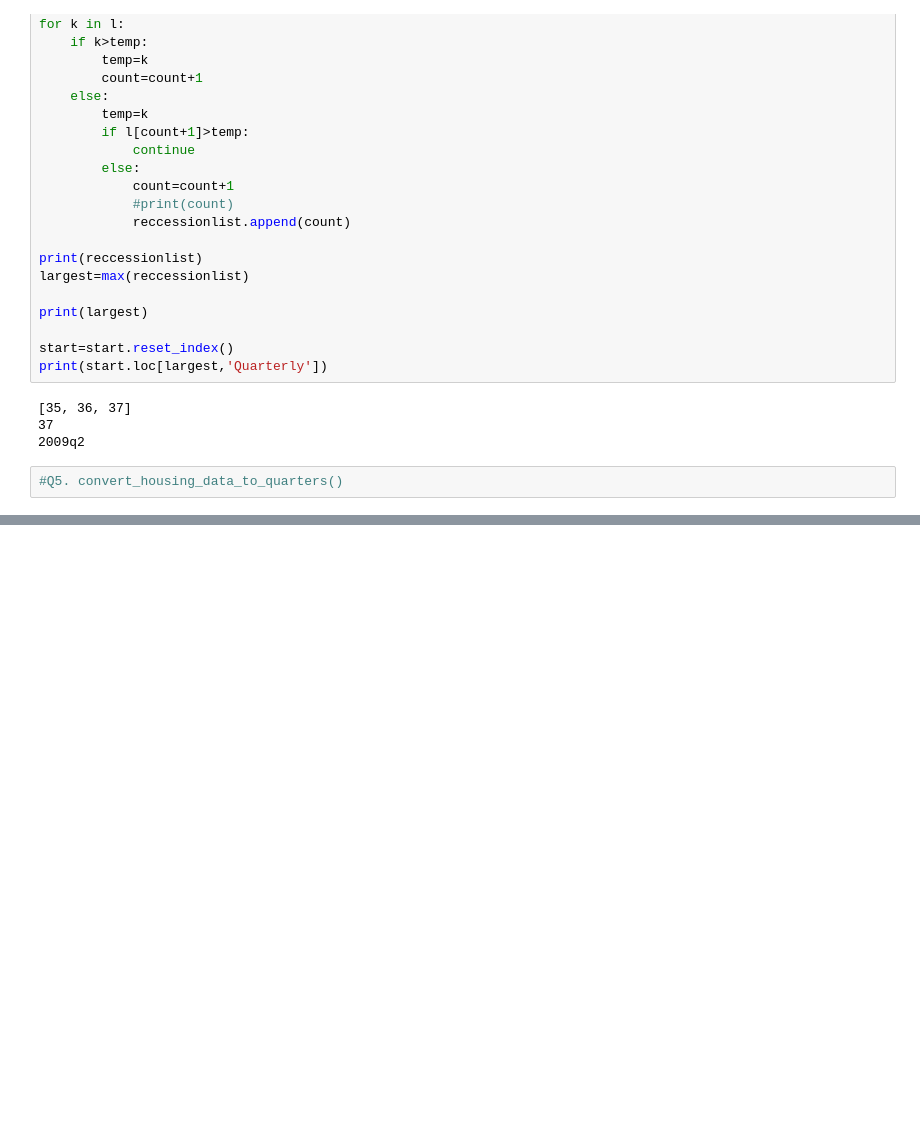
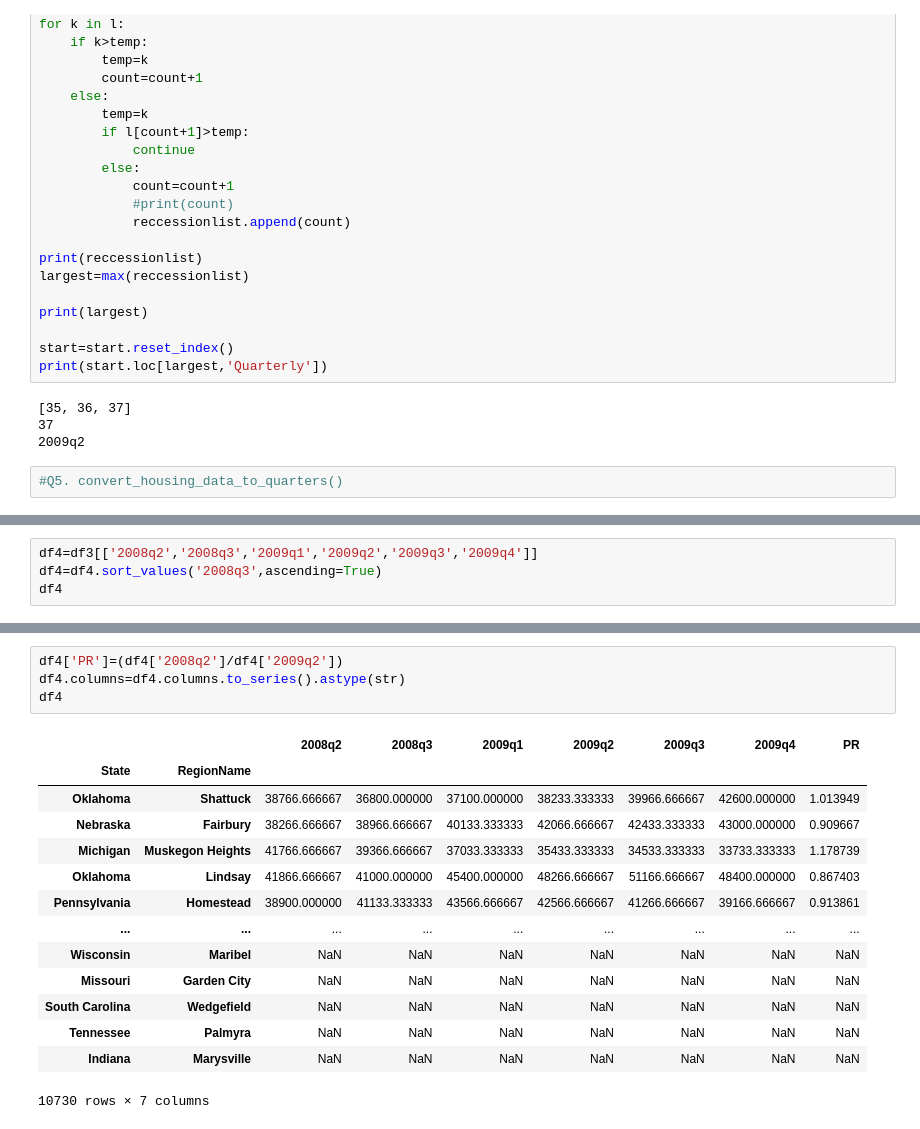
Before and after one commit to YHWOO13/Open-Course, a Jupyter notebook: UMICH-Introduction to Data Science in Python/ASSIGNMENT 4.ipynb, the cells around one changed output, grey strips where cells are left out. Saved outputs shown, nothing was run; the diff lists cells and outputs as text; blank space fills up the shorter version.

```diff
--- a/UMICH-Introduction to Data Science in Python/ASSIGNMENT 4.ipynb
+++ b/UMICH-Introduction to Data Science in Python/ASSIGNMENT 4.ipynb
@@ -202,0 +432,4 @@ print(start.loc[largest,'Quarterly'])
+# %%
+df4=df3[['2008q2','2008q3','2009q1','2009q2','2009q3','2009q4']]
+df4=df4.sort_values('2008q3',ascending=True)
+df4
@@ -202,0 +451,19 @@ print(start.loc[largest,'Quarterly'])
+# %%
+df4['PR']=(df4['2008q2']/df4['2009q2'])
+df4.columns=df4.columns.to_series().astype(str)
+df4
+# %% [output]
+|  |  | 2008q2 | 2008q3 | 2009q1 | 2009q2 | 2009q3 | 2009q4 | PR |
+| State | RegionName |  |  |  |  |  |  |  |
+| Oklahoma | Shattuck | 38766.666667 | 36800.000000 | 37100.000000 | 38233.333333 | 39966.666667 | 42600.000000 | 1.013949 |
+| Nebraska | Fairbury | 38266.666667 | 38966.666667 | 40133.333333 | 42066.666667 | 42433.333333 | 43000.000000 | 0.909667 |
+| Michigan | Muskegon Heights | 41766.666667 | 39366.666667 | 37033.333333 | 35433.333333 | 34533.333333 | 33733.333333 | 1.178739 |
+| Oklahoma | Lindsay | 41866.666667 | 41000.000000 | 45400.000000 | 48266.666667 | 51166.666667 | 48400.000000 | 0.867403 |
+| Pennsylvania | Homestead | 38900.000000 | 41133.333333 | 43566.666667 | 42566.666667 | 41266.666667 | 39166.666667 | 0.913861 |
+| ... | ... | ... | ... | ... | ... | ... | ... | ... |
+| Wisconsin | Maribel | NaN | NaN | NaN | NaN | NaN | NaN | NaN |
+| Missouri | Garden City | NaN | NaN | NaN | NaN | NaN | NaN | NaN |
+| South Carolina | Wedgefield | NaN | NaN | NaN | NaN | NaN | NaN | NaN |
+| Tennessee | Palmyra | NaN | NaN | NaN | NaN | NaN | NaN | NaN |
+| Indiana | Marysville | NaN | NaN | NaN | NaN | NaN | NaN | NaN |
+10730 rows × 7 columns
```
Also changed, not shown: parts of 11 cells of this notebook.
